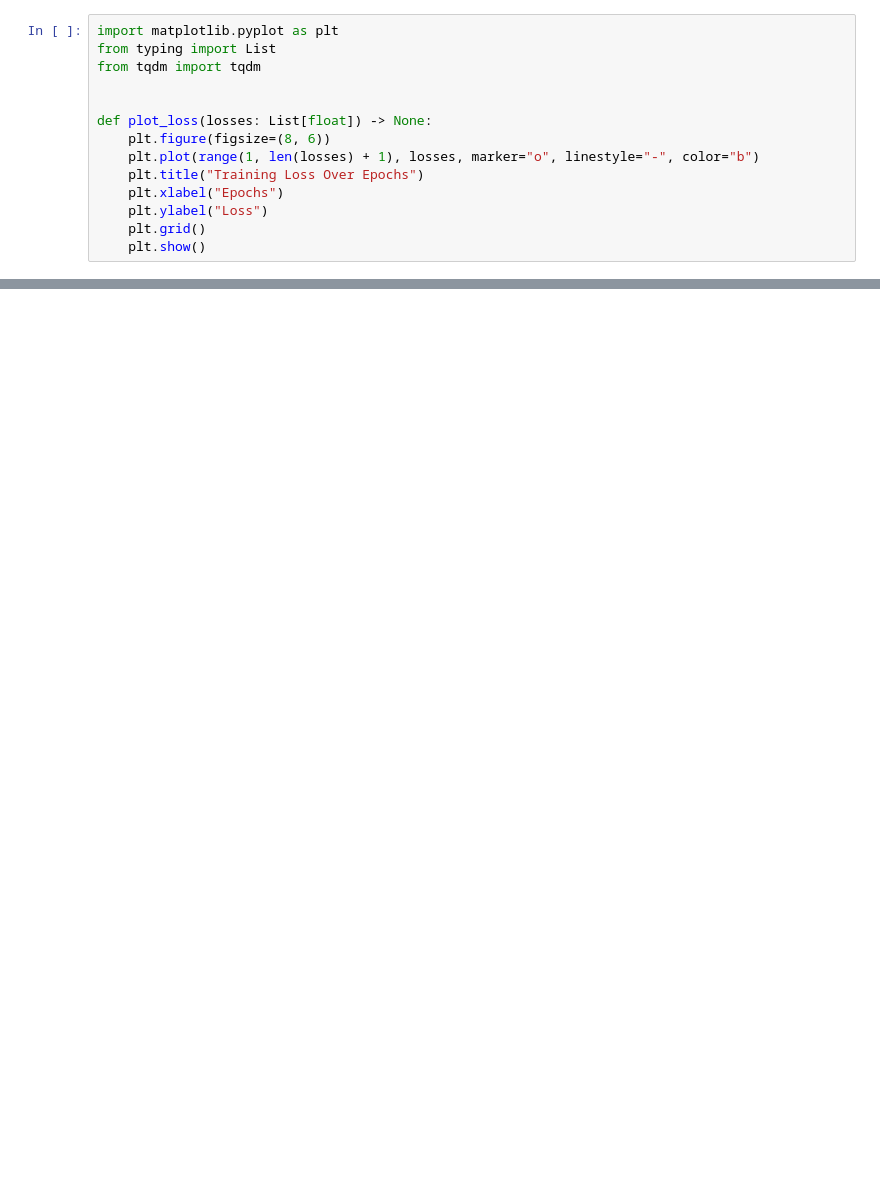
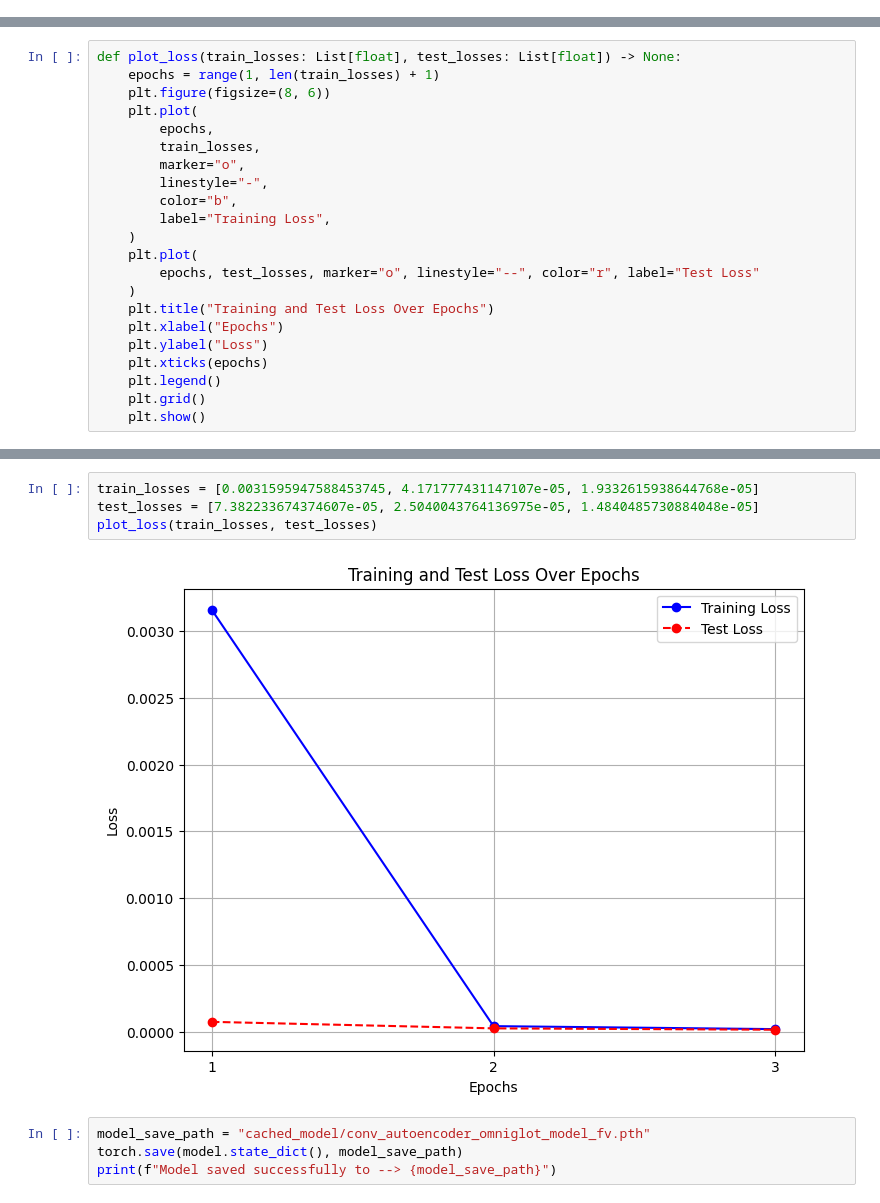
Before and after one commit to Wissemamr/Autoencoder_implementation_with_pytorch, a Jupyter notebook: src/main.ipynb, the cells around one changed output, grey strips where cells are left out. Saved outputs shown, nothing was run; the diff lists cells and outputs as text; blank space fills up the shorter version.

```diff
--- a/src/main.ipynb
+++ b/src/main.ipynb
@@ -281,14 +0,0 @@ Successfully installed tqdm-4.67.1
-# %%
-import matplotlib.pyplot as plt
-from typing import List
-from tqdm import tqdm
-
-
-def plot_loss(losses: List[float]) -> None:
-    plt.figure(figsize=(8, 6))
-    plt.plot(range(1, len(losses) + 1), losses, marker="o", linestyle="-", color="b")
-    plt.title("Training Loss Over Epochs")
-    plt.xlabel("Epochs")
-    plt.ylabel("Loss")
-    plt.grid()
-    plt.show()
@@ -359,0 +440,22 @@ for k in range(0, num_epochs, 1):
+# %%
+def plot_loss(train_losses: List[float], test_losses: List[float]) -> None:
+    epochs = range(1, len(train_losses) + 1)
+    plt.figure(figsize=(8, 6))
+    plt.plot(
+        epochs,
+        train_losses,
+        marker="o",
+        linestyle="-",
+        color="b",
+        label="Training Loss",
+    )
+    plt.plot(
+        epochs, test_losses, marker="o", linestyle="--", color="r", label="Test Loss"
+    )
+    plt.title("Training and Test Loss Over Epochs")
+    plt.xlabel("Epochs")
+    plt.ylabel("Loss")
+    plt.xticks(epochs)
+    plt.legend()
+    plt.grid()
+    plt.show()
@@ -359,0 +508,10 @@ for k in range(0, num_epochs, 1):
+# %%
+train_losses = [0.0031595947588453745, 4.171777431147107e-05, 1.9332615938644768e-05]
+test_losses = [7.382233674374607e-05, 2.5040043764136975e-05, 1.4840485730884048e-05]
+plot_loss(train_losses, test_losses)
+# %% [output]
+[figure, added]
+# %%
+model_save_path = "cached_model/conv_autoencoder_omniglot_model_fv.pth"
+torch.save(model.state_dict(), model_save_path)
+print(f"Model saved successfully to --> {model_save_path}")
```
Also changed, not shown: parts of 54 cells of this notebook.
